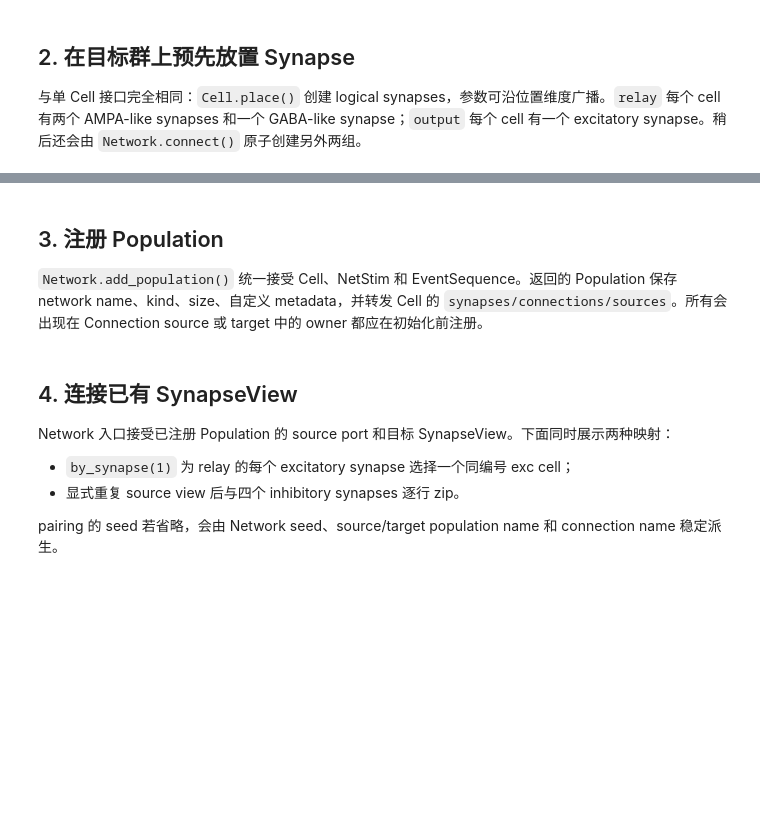
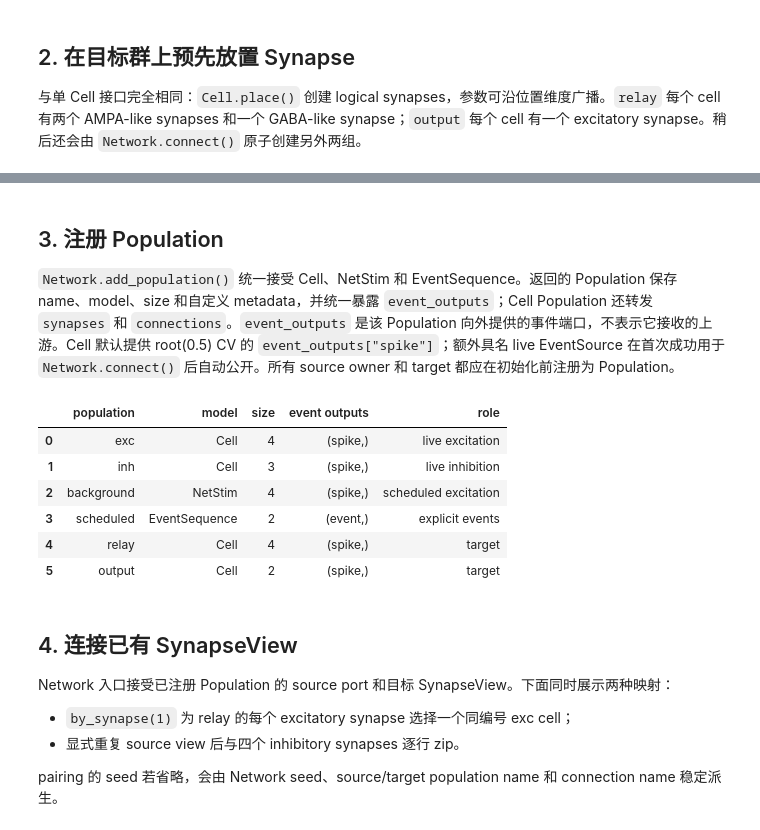
Before and after one commit to chaobrain/braincell, a Jupyter notebook: examples/multi_compartment/network.ipynb, the cells around one changed output, grey strips where cells are left out. Cells and saved outputs as stored; diff of their text form; code cells hidden in the pictures; blank space fills up the shorter version.

Commit message:
examples(network): migrate event output workflows

```diff
--- a/examples/multi_compartment/network.ipynb
+++ b/examples/multi_compartment/network.ipynb
@@ -131,7 +142,7 @@ pd.DataFrame({
 # %% [markdown]
 ## 3. 注册 Population
 
-`Network.add_population()` 统一接受 Cell、NetStim 和 EventSequence。返回的 Population 保存 network name、kind、size、自定义 metadata，并转发 Cell 的 `synapses/connections/sources`。所有会出现在 Connection source 或 target 中的 owner 都应在初始化前注册。
+`Network.add_population()` 统一接受 Cell、NetStim 和 EventSequence。返回的 Population 保存 name、model、size 和自定义 metadata，并统一暴露 `event_outputs`；Cell Population 还转发 `synapses` 和 `connections`。`event_outputs` 是该 Population 向外提供的事件端口，不表示它接收的上游。Cell 默认提供 root(0.5) CV 的 `event_outputs["spike"]`；额外具名 live EventSource 在首次成功用于 `Network.connect()` 后自动公开。所有 source owner 和 target 都应在初始化前注册为 Population。
 # %%
 network = braincell.Network("network_tutorial", seed=7)
 
@@ -141,35 +152,43 @@ background_pop = network.add_population(
     "background",
     braincell.NetStim(
         size=4, start=np.asarray([2.0, 3.0, 4.0, 5.0]) * u.ms,
         number=3, interval=12.0 * u.ms, noise=0.1,
     ),
     role="scheduled excitation",
 )
 scheduled_pop = network.add_population(
     "scheduled",
     braincell.EventSequence(
         size=2,
         events=braincell.EventTable(
             source_index=[0, 0, 1, 1],
             time=np.asarray([12.0, 24.0, 13.0, 25.0]) * u.ms,
         ),
         name="scheduled",
     ),
     role="explicit events",
 )
 relay_pop = network.add_population("relay", relay, role="target")
 output_pop = network.add_population("output", output, role="target")
 
 pd.DataFrame([
     {
         "population": population.name,
-        "kind": population.kind,
+        "model": type(population.model).__name__,
         "size": population.size,
-        "source ports": tuple(population.sources),
+        "event outputs": tuple(population.event_outputs),
         "role": population.role[0],
     }
     for population in network.populations.values()
 ] )
+# %% [output]
+|  | population | model | size | event outputs | role |
+| 0 | exc | Cell | 4 | (spike,) | live excitation |
+| 1 | inh | Cell | 3 | (spike,) | live inhibition |
+| 2 | background | NetStim | 4 | (spike,) | scheduled excitation |
+| 3 | scheduled | EventSequence | 2 | (event,) | explicit events |
+| 4 | relay | Cell | 4 | (spike,) | target |
+| 5 | output | Cell | 2 | (spike,) | target |
 # %% [markdown]
 ## 4. 连接已有 SynapseView
 
```
Also changed, not shown: parts of 11 cells of this notebook, 4 other files.
